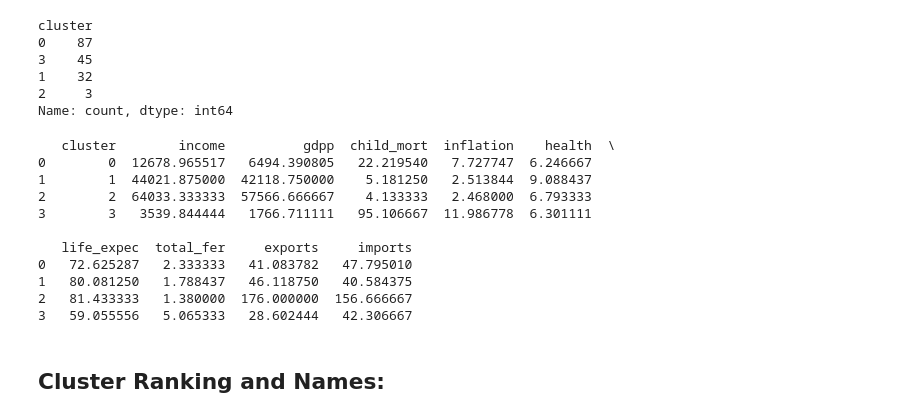
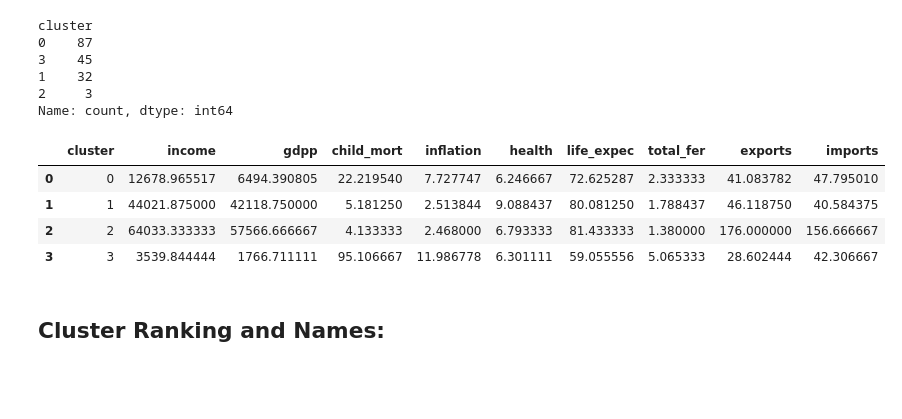
Before and after one commit to I-amyayi/Clustering-PCA, a Jupyter notebook: NGO.ipynb, the cells around one changed output. Saved outputs shown, nothing was run; the diff lists cells and outputs as text; code cells hidden in the pictures; blank space fills up the shorter version.

```diff
--- a/NGO.ipynb
+++ b/NGO.ipynb
@@ -403,34 +403,28 @@ Name: count, dtype: int64
 # %%
 # Calculate the mean Income, and Amount each cluster spent
 cluster_summary = df.groupby('cluster').agg({
     'income': 'mean',
     'gdpp': 'mean',
     'child_mort': 'mean',
     'inflation': 'mean',
     'health': 'mean',
     'life_expec': 'mean',
     'total_fer': 'mean',
     'exports': 'mean',
     'imports': 'mean'
 
 
 
 }).reset_index()
 
 # Print the cluster summary
-print(cluster_summary)
+cluster_summary
 # %% [output]
-   cluster        income          gdpp  child_mort  inflation    health  \
-0        0  12678.965517   6494.390805   22.219540   7.727747  6.246667
-1        1  44021.875000  42118.750000    5.181250   2.513844  9.088437
-2        2  64033.333333  57566.666667    4.133333   2.468000  6.793333
-3        3   3539.844444   1766.711111   95.106667  11.986778  6.301111
-
-   life_expec  total_fer     exports     imports
-0   72.625287   2.333333   41.083782   47.795010
-1   80.081250   1.788437   46.118750   40.584375
-2   81.433333   1.380000  176.000000  156.666667
-3   59.055556   5.065333   28.602444   42.306667
+|  | cluster | income | gdpp | child_mort | inflation | health | life_expec | total_fer | exports | imports |
+| 0 | 0 | 12678.965517 | 6494.390805 | 22.219540 | 7.727747 | 6.246667 | 72.625287 | 2.333333 | 41.083782 | 47.795010 |
+| 1 | 1 | 44021.875000 | 42118.750000 | 5.181250 | 2.513844 | 9.088437 | 80.081250 | 1.788437 | 46.118750 | 40.584375 |
+| 2 | 2 | 64033.333333 | 57566.666667 | 4.133333 | 2.468000 | 6.793333 | 81.433333 | 1.380000 | 176.000000 | 156.666667 |
+| 3 | 3 | 3539.844444 | 1766.711111 | 95.106667 | 11.986778 | 6.301111 | 59.055556 | 5.065333 | 28.602444 | 42.306667 |
 # %% [markdown]
 ## Cluster Ranking and Names:
 # %% [markdown]
```
Also changed, not shown: parts of 3 cells of this notebook.
